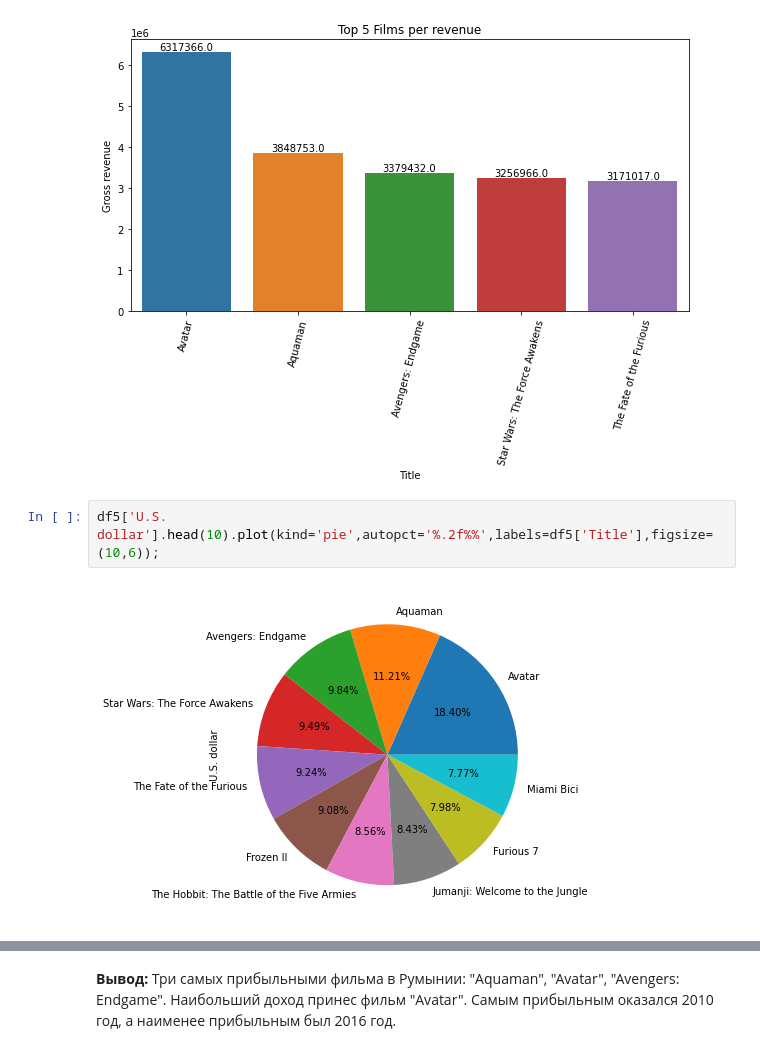
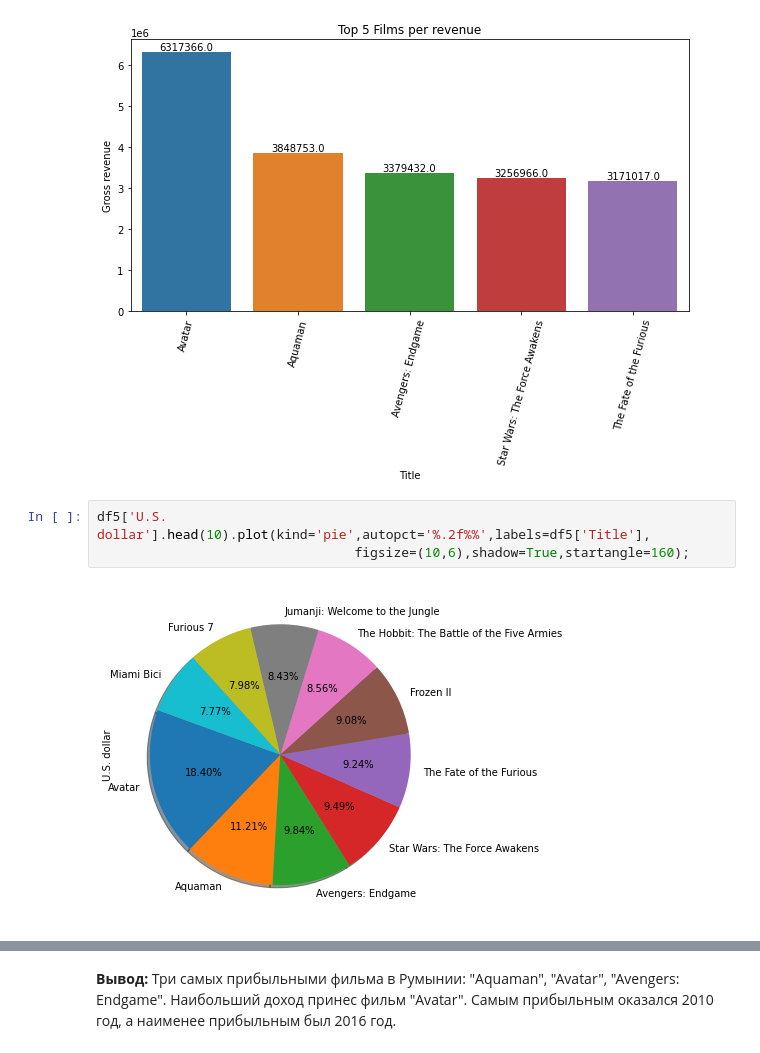
Before and after one commit to Anna-bashkatova/ProgramAnalitik, a Jupyter notebook: ПР4_3_Обучающие_кейсы_по_анализу_данных_Башкатова.ipynb, the cells around one changed output, grey strips where cells are left out. Drawn from its saved outputs; the diff is of its cells as text.

```diff
--- a/ПР4_3_Обучающие_кейсы_по_анализу_данных_Башкатова.ipynb
+++ b/ПР4_3_Обучающие_кейсы_по_анализу_данных_Башкатова.ipynb
@@ -355,8 +355,9 @@ for p in ax.patches:
 # %% [output]
 [figure]
 # %%
-df5['U.S. dollar'].head(10).plot(kind='pie',autopct='%.2f%%',labels=df5['Title'],figsize=(10,6));
+df5['U.S. dollar'].head(10).plot(kind='pie',autopct='%.2f%%',labels=df5['Title'],
+                                 figsize=(10,6),shadow=True,startangle=160);
 # %% [output]
-[figure, old version]
+[figure, new version]
 # %%
 df6=df4.groupby('Year')['U.S. dollar'].mean()
```
Also changed, not shown: parts of 1 cell of this notebook.
